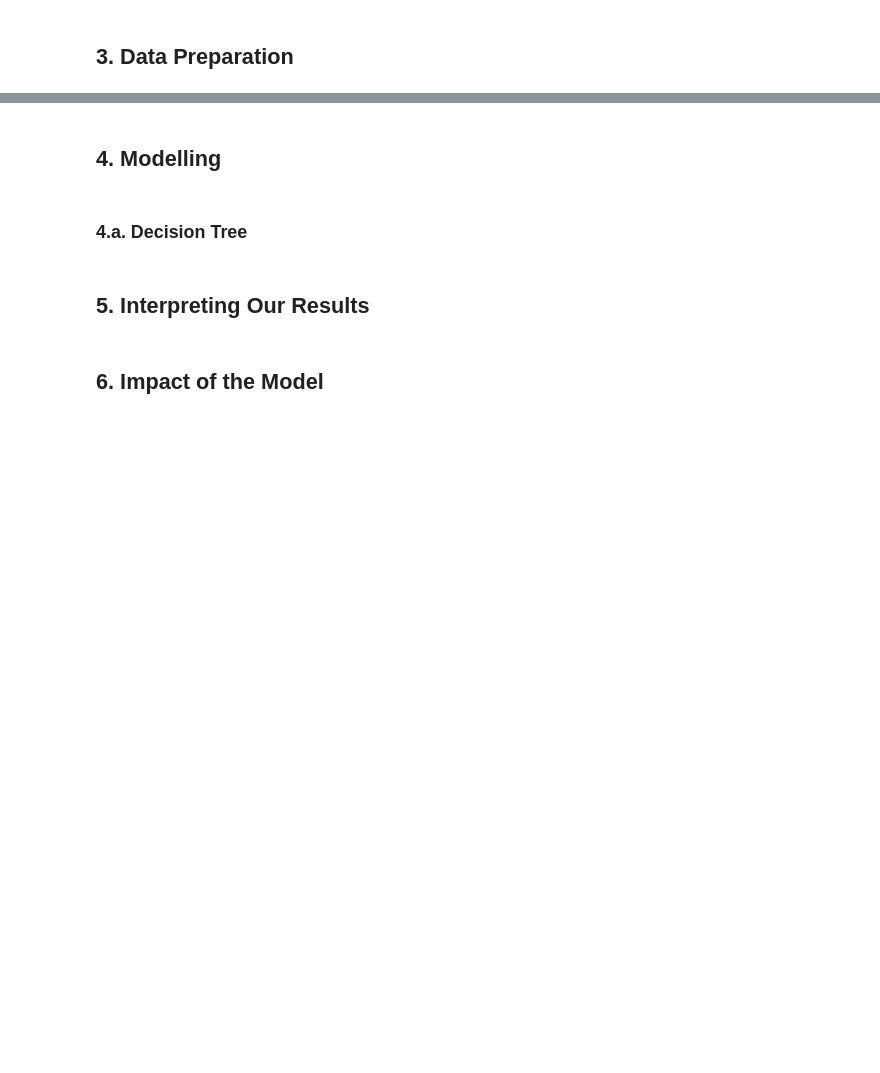
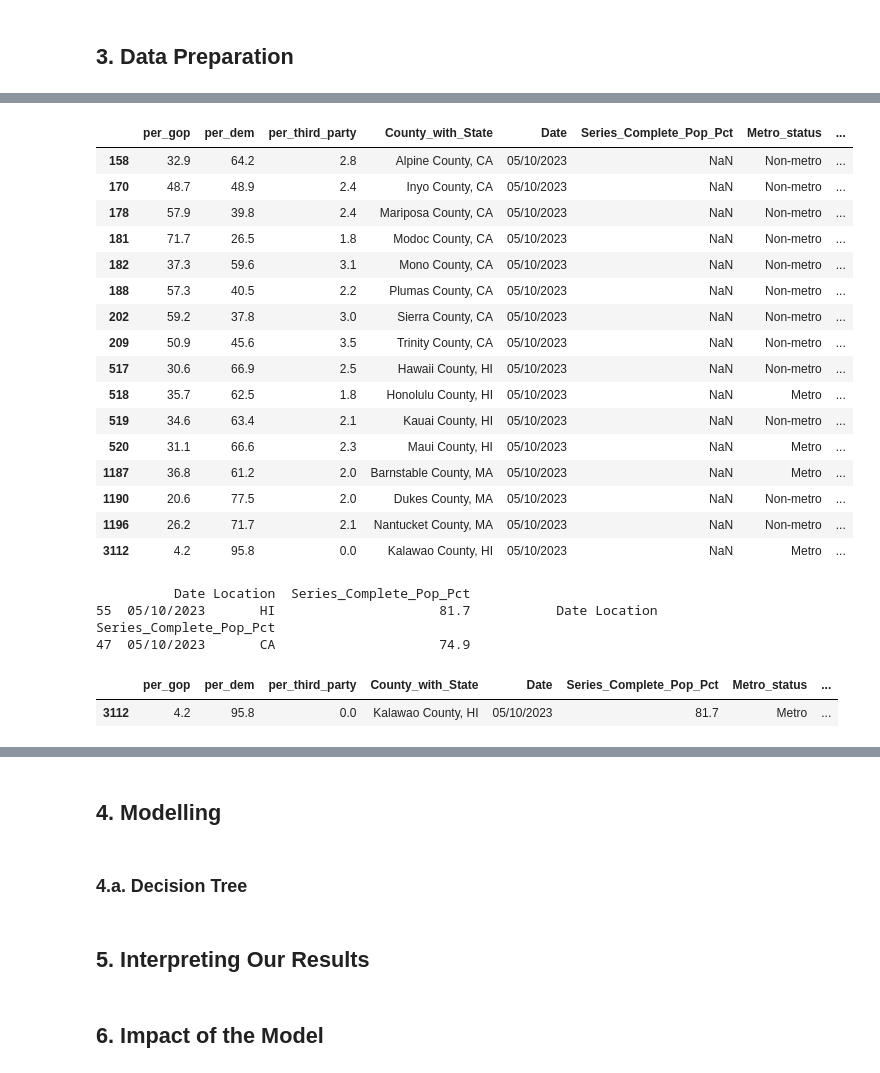
Before and after one commit to natehiatt/covid_vax_project, a Jupyter notebook: Final.ipynb, the cells around one changed output, grey strips where cells are left out. Drawn from its saved outputs; the diff is of its cells as text; code cells hidden in the pictures; blank space fills up the shorter version.

Commit message:
finished data cleaning in final, pushed new cleaned_data

```diff
--- a/Final.ipynb
+++ b/Final.ipynb
@@ -17,0 +828,12 @@
+# %%
+# creating columns for the percentage of people with a HS diploma or below
+# and those with some college or above
+education['through_hs'] = education['Percent of adults with less than a high school diploma, 2017-21'] + education['Percent of adults with a high school diploma only, 2017-21']
+education['through_hs'] = education['through_hs'].astype(float)
+education['through_hs'] = round(education['through_hs'], 2)
+
+education['college_up'] = education["Percent of adults completing some college or associate's degree, 2017-21"] + education["Percent of adults with a bachelor's degree or higher, 2017-21"]
+education['college_up'] = education['college_up'].astype(float)
+education['college_up'] = round(education['college_up'], 2)
+
+education
@@ -17,0 +854,4 @@
+# %%
+# Selecting only the relevant columns
+education = education[['County_with_State', 'through_hs', 'college_up']]
+education.value_counts()
@@ -17,0 +872,4 @@
+# %%
+# Dropping the second instance of DC
+education = education.drop_duplicates(subset=["County_with_State"], keep="first")
+education["County_with_State"].value_counts()
@@ -17,0 +895,5 @@
+# %%
+# Making the combined df
+
+df = pd.merge(df, education, how="inner", on="County_with_State")
+df
@@ -17,0 +936,21 @@
+# %%
+nulls = df[df.isnull().any(axis=1)]
+nulls
+# %% [output]
+|  | per_gop | per_dem | per_third_party | County_with_State | Date | Series_Complete_Pop_Pct | Metro_status | ... |
+| 158 | 32.9 | 64.2 | 2.8 | Alpine County, CA | 05/10/2023 | NaN | Non-metro | ... |
+| 170 | 48.7 | 48.9 | 2.4 | Inyo County, CA | 05/10/2023 | NaN | Non-metro | ... |
+| 178 | 57.9 | 39.8 | 2.4 | Mariposa County, CA | 05/10/2023 | NaN | Non-metro | ... |
+| 181 | 71.7 | 26.5 | 1.8 | Modoc County, CA | 05/10/2023 | NaN | Non-metro | ... |
+| 182 | 37.3 | 59.6 | 3.1 | Mono County, CA | 05/10/2023 | NaN | Non-metro | ... |
+| 188 | 57.3 | 40.5 | 2.2 | Plumas County, CA | 05/10/2023 | NaN | Non-metro | ... |
+| 202 | 59.2 | 37.8 | 3.0 | Sierra County, CA | 05/10/2023 | NaN | Non-metro | ... |
+| 209 | 50.9 | 45.6 | 3.5 | Trinity County, CA | 05/10/2023 | NaN | Non-metro | ... |
+| 517 | 30.6 | 66.9 | 2.5 | Hawaii County, HI | 05/10/2023 | NaN | Non-metro | ... |
+| 518 | 35.7 | 62.5 | 1.8 | Honolulu County, HI | 05/10/2023 | NaN | Metro | ... |
+| 519 | 34.6 | 63.4 | 2.1 | Kauai County, HI | 05/10/2023 | NaN | Non-metro | ... |
+| 520 | 31.1 | 66.6 | 2.3 | Maui County, HI | 05/10/2023 | NaN | Metro | ... |
+| 1187 | 36.8 | 61.2 | 2.0 | Barnstable County, MA | 05/10/2023 | NaN | Metro | ... |
+| 1190 | 20.6 | 77.5 | 2.0 | Dukes County, MA | 05/10/2023 | NaN | Non-metro | ... |
+| 1196 | 26.2 | 71.7 | 2.1 | Nantucket County, MA | 05/10/2023 | NaN | Non-metro | ... |
+| 3112 | 4.2 | 95.8 | 0.0 | Kalawao County, HI | 05/10/2023 | NaN | Metro | ... |
@@ -17,0 +972,19 @@
+# %%
+# Imputing state-wide vaccination data for HI and the missing counties in CA
+vax = pd.read_csv('data/COVID-19_Vaccinations_in_the_United_States_Jurisdiction_20240103.csv')
+vax_hi = vax[vax['Location'] == 'HI']
+vax_ca = vax[vax['Location'] == 'CA']
+
+# HI
+vax_hi = vax_hi[["Date", "Location", "Series_Complete_Pop_Pct"]]
+vax_hi = vax_hi[(vax_hi["Date"] == "05/10/2023")]
+
+# CA
+vax_ca = vax_ca[["Date", "Location", "Series_Complete_Pop_Pct"]]
+vax_ca = vax_ca[(vax_ca["Date"] == "05/10/2023")]
+
+print(vax_hi, vax_ca)
+# %% [output]
+          Date Location  Series_Complete_Pop_Pct
+55  05/10/2023       HI                     81.7           Date Location  Series_Complete_Pop_Pct
+47  05/10/2023       CA                     74.9
@@ -17,0 +1000,6 @@
+# %%
+nulls = df[df.isnull().any(axis=1)]
+nulls
+# %% [output]
+|  | per_gop | per_dem | per_third_party | County_with_State | Date | Series_Complete_Pop_Pct | Metro_status | ... |
+| 3112 | 4.2 | 95.8 | 0.0 | Kalawao County, HI | 05/10/2023 | 81.7 | Metro | ... |
```
Also changed, not shown: parts of 91 cells of this notebook, 1 other file.
